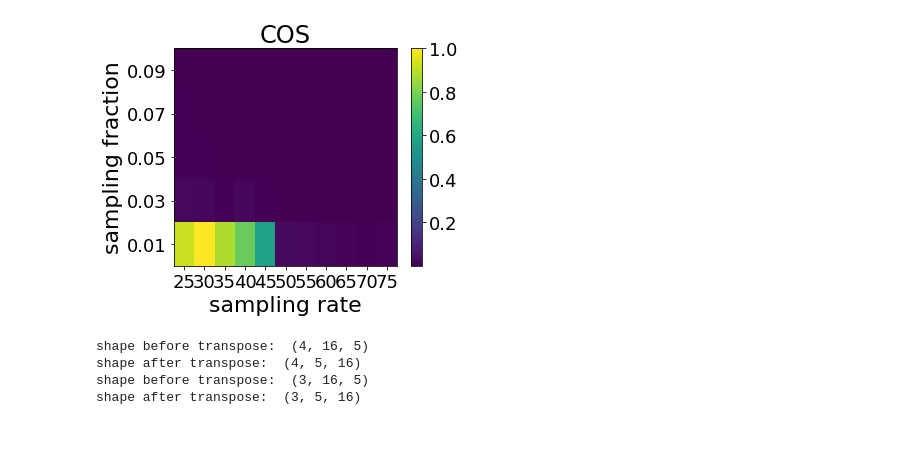
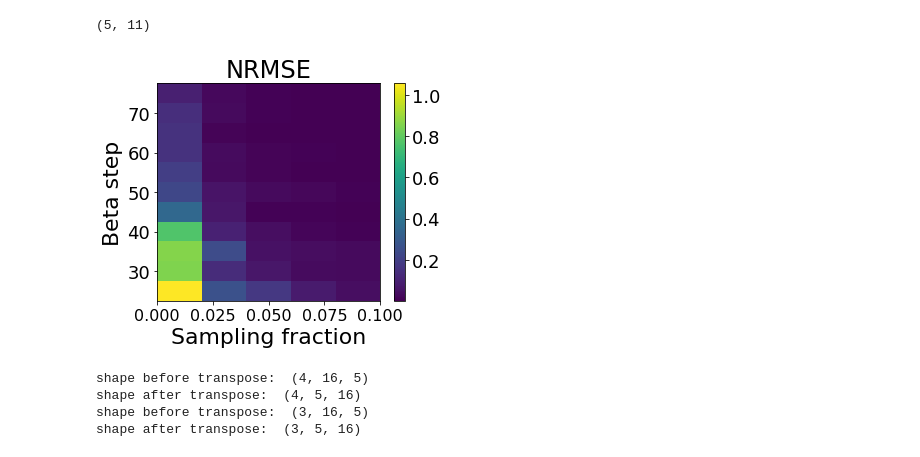
Before and after one commit to kunliu7/oscar, a Jupyter notebook: vis_figs_section4_recon_error.ipynb, the cells around one changed output. Drawn from its saved outputs; the diff is of its cells as text; code cells hidden in the pictures.

```diff
--- a/vis_figs_section4_recon_error.ipynb
+++ b/vis_figs_section4_recon_error.ipynb
@@ -17,42 +17,60 @@ from scipy.spatial.distance import (
 )
 
 from data_loader import load_grid_search_data
-
-plt.rcParams['figure.figsize'] = (15.0, 8.0)
 # %%
-def heatmap_sf_sr_recon_error(sf_range, sr_range, errors):
+def heatmap_sf_bs_recon_error(sf_range, bs_range, errors):
     fig = plt.figure(figsize=[5, 4])
-    plt.rc('font', size=10)
+    # plt.rc('font', size=10)
 
     # plt.plot()
     ax = plt.axes()
     # plt.plot(beta_opt, gamma_opt, "ro")
 
-    X, Y = np.meshgrid(sr_range, sf_range, indexing='ij')
-    Z = errors.reshape(len(sr_range), len(sf_range))
+    X, Y = np.meshgrid(sf_range, bs_range, indexing='ij')
+    # Z = errors.reshape(len(sr_range), len(sf_range))
+    Z = errors
 
     c = ax.pcolormesh(X, Y, Z) # , cmap='viridis', vmin=z_min, vmax=z_max)
     # ax.axis([X.min(), X.max(), Y.min(), Y.max()])
 
-    ax.set_xlabel("sampling rate")
-    ax.set_xticks(sr_range)
-    ax.set_ylabel("sampling fraction")
-    ax.set_yticks(sf_range)
-    ax.set_title("COS")
+    ax.set_xlabel("Sampling fraction")
+    # ax.set_xticks(bs_range)
+    # ax.set_xticklabels(sf_range, rotation=45)
+    ax.set_ylabel("Beta step")
+    # ax.set_yticks(sf_range)
+    ax.set_title("NRMSE")
     # ax.plot(beta_opt, gamma_opt, "ro")
     fig.colorbar(c, ax=ax)
-    # fig.savefig(figpath)
+    fig.savefig("paper_figs/NRMSE_sf_vs_bs.pdf", bbox_inches='tight', dpi=1000)
     plt.show()
 
-mse = [2.118698600320954, 0.4264235441805948, 0.23822630844099071, 0.20689894933684855, 0.08179201689773634, 2.2506459599867297, 0.4361775598188958, 0.28659993733247136, 0.08744856847992419, 0.0732864746349093, 2.167304785566338, 0.2582870914352997, 0.07478826860249567, 0.08504810899867897, 0.027660263129608294, 2.0826489226719773, 0.4974349673297324, 0.10023255899534426, 0.043216215279435435, 0.012896733064577717, 1.890956325776356, 0.245688530621947, 0.1642245597373079, 0.04092778340638934, 0.009768291372807237, 0.6236907857945042, 0.07233869787634145, 0.04904438203387639, 0.006495148753355689, 0.004773276637086853, 0.45381613699741424, 0.09717807985892747, 0.020318993450127804, 0.0048653611344645215, 0.005854854988494881, 0.4079406685982311, 0.05752508146084986, 0.03293372173454906, 0.005337024286452811, 0.0016303156632120727, 0.32382769815856427, 0.04637524040669229, 0.007910584000797893, 0.011292997260871044, 0.0020378982544017655, 0.2728995121818533, 0.034334197749544375, 0.0279716691639176, 0.013906723654300636, 0.001582039421033094, 0.2951727273794584, 0.024794543470055355, 0.004180796621427102, 0.009449785715426139, 0.0011158319481410295]
-cos = [0.9170881306593054, 0.020395174146597972, 0.00566981610523154, 0.0039384215167377334, 0.0007302953545714752, 1.0004203497002622, 0.0188219007392203, 0.007393527964160818, 0.0008502044459147706, 0.0005899466741239312, 0.8769843605026652, 0.006205772549262689, 0.0005508984920948867, 0.0007414948727852977, 7.253485673319737e-05, 0.7693052304633172, 0.01950434449772509, 0.001064726690196749, 0.0002024321084277414, 1.8883842521799643e-05, 0.5646786756984006, 0.006642873884647016, 0.0029412072261973954, 0.00018737105799071507, 1.0644817274751972e-05, 0.027019925328360506, 0.0005010397101369302, 0.00026940280691556406, 4.361747626302481e-06, 2.5351871332235376e-06, 0.021951737749359213, 0.0008852483031792646, 3.9699370302459513e-05, 2.5529419176439916e-06, 3.841655672132127e-06, 0.012003482167032176, 0.00033436962588717645, 0.00011804230235890056, 3.15399044503728e-06, 2.913723184949646e-07, 0.00905803211426015, 0.00022103601155998298, 6.564199006353633e-06, 1.4181103266008854e-05, 4.6520245389203296e-07, 0.005834684113153243, 0.0001240059951487238, 8.686624768983187e-05, 2.1601343854538158e-05, 2.750607249746295e-07, 0.008060298714766545, 5.8996589237358954e-05, 1.900175701008422e-06, 1.0013390652097165e-05, 1.3908894402892003e-07]
+# RMSE
+# mse = [2.118698600320954, 0.4264235441805948, 0.23822630844099071, 0.20689894933684855, 0.08179201689773634, 2.2506459599867297, 0.4361775598188958, 0.28659993733247136, 0.08744856847992419, 0.0732864746349093, 2.167304785566338, 0.2582870914352997, 0.07478826860249567, 0.08504810899867897, 0.027660263129608294, 2.0826489226719773, 0.4974349673297324, 0.10023255899534426, 0.043216215279435435, 0.012896733064577717, 1.890956325776356, 0.245688530621947, 0.1642245597373079, 0.04092778340638934, 0.009768291372807237, 0.6236907857945042, 0.07233869787634145, 0.04904438203387639, 0.006495148753355689, 0.004773276637086853, 0.45381613699741424, 0.09717807985892747, 0.020318993450127804, 0.0048653611344645215, 0.005854854988494881, 0.4079406685982311, 0.05752508146084986, 0.03293372173454906, 0.005337024286452811, 0.0016303156632120727, 0.32382769815856427, 0.04637524040669229, 0.007910584000797893, 0.011292997260871044, 0.0020378982544017655, 0.2728995121818533, 0.034334197749544375, 0.0279716691639176, 0.013906723654300636, 0.001582039421033094, 0.2951727273794584, 0.024794543470055355, 0.004180796621427102, 0.009449785715426139, 0.0011158319481410295]
+# cos = [0.9170881306593054, 0.020395174146597972, 0.00566981610523154, 0.0039384215167377334, 0.0007302953545714752, 1.0004203497002622, 0.0188219007392203, 0.007393527964160818, 0.0008502044459147706, 0.0005899466741239312, 0.8769843605026652, 0.006205772549262689, 0.0005508984920948867, 0.0007414948727852977, 7.253485673319737e-05, 0.7693052304633172, 0.01950434449772509, 0.001064726690196749, 0.0002024321084277414, 1.8883842521799643e-05, 0.5646786756984006, 0.006642873884647016, 0.0029412072261973954, 0.00018737105799071507, 1.0644817274751972e-05, 0.027019925328360506, 0.0005010397101369302, 0.00026940280691556406, 4.361747626302481e-06, 2.5351871332235376e-06, 0.021951737749359213, 0.0008852483031792646, 3.9699370302459513e-05, 2.5529419176439916e-06, 3.841655672132127e-06, 0.012003482167032176, 0.00033436962588717645, 0.00011804230235890056, 3.15399044503728e-06, 2.913723184949646e-07, 0.00905803211426015, 0.00022103601155998298, 6.564199006353633e-06, 1.4181103266008854e-05, 4.6520245389203296e-07, 0.005834684113153243, 0.0001240059951487238, 8.686624768983187e-05, 2.1601343854538158e-05, 2.750607249746295e-07, 0.008060298714766545, 5.8996589237358954e-05, 1.900175701008422e-06, 1.0013390652097165e-05, 1.3908894402892003e-07]
 
-sr_range = range(25, 76, 5)
+# NRMSE
+recon_error_data = np.load(
+    "figs/grid_search_recon/maxcut/sv-ideal-p=1/recon_error_ns=[16]-seeds=[0]-sfs=[0.01 0.03 0.05 0.07 0.09]-bss=range(25, 76, 5)-error=NRMSE.npz"
+    , allow_pickle=True
+)
+nrmses = recon_error_data['mses']
+nrmses = nrmses.squeeze()
+print(nrmses.shape)
 sf_range = np.arange(0.01, 0.11, 0.02)
+bs_range = range(25, 76, 5)
 # heatmap_sf_sr_recon_error(sf_range, sr_range, np.array(cos))
-heatmap_sf_sr_recon_error(sf_range, sr_range, np.array(mse))
+
+params = {'legend.fontsize': 18,
+          'figure.figsize': (11, 5),
+         'axes.labelsize': 22, #'x-large',
+         'axes.titlesize': 24, #'x-large',
+         'xtick.labelsize': 16,
+         'ytick.labelsize': 18}
+plt.rcParams.update(params)
+heatmap_sf_bs_recon_error(sf_range, bs_range, nrmses)
 # %% [output]
+(5, 11)
-[figure, old version]
+[figure, new version]
 # %%
 def vis_recon_error(ax, nq_range, inst_range, sf_range, errors, plot_type, title: str, start: int=1):
     errors = errors.reshape(len(nq_range), len(inst_range), len(sf_range))
```
Also changed, not shown: parts of 5 cells of this notebook, 3 other files.
